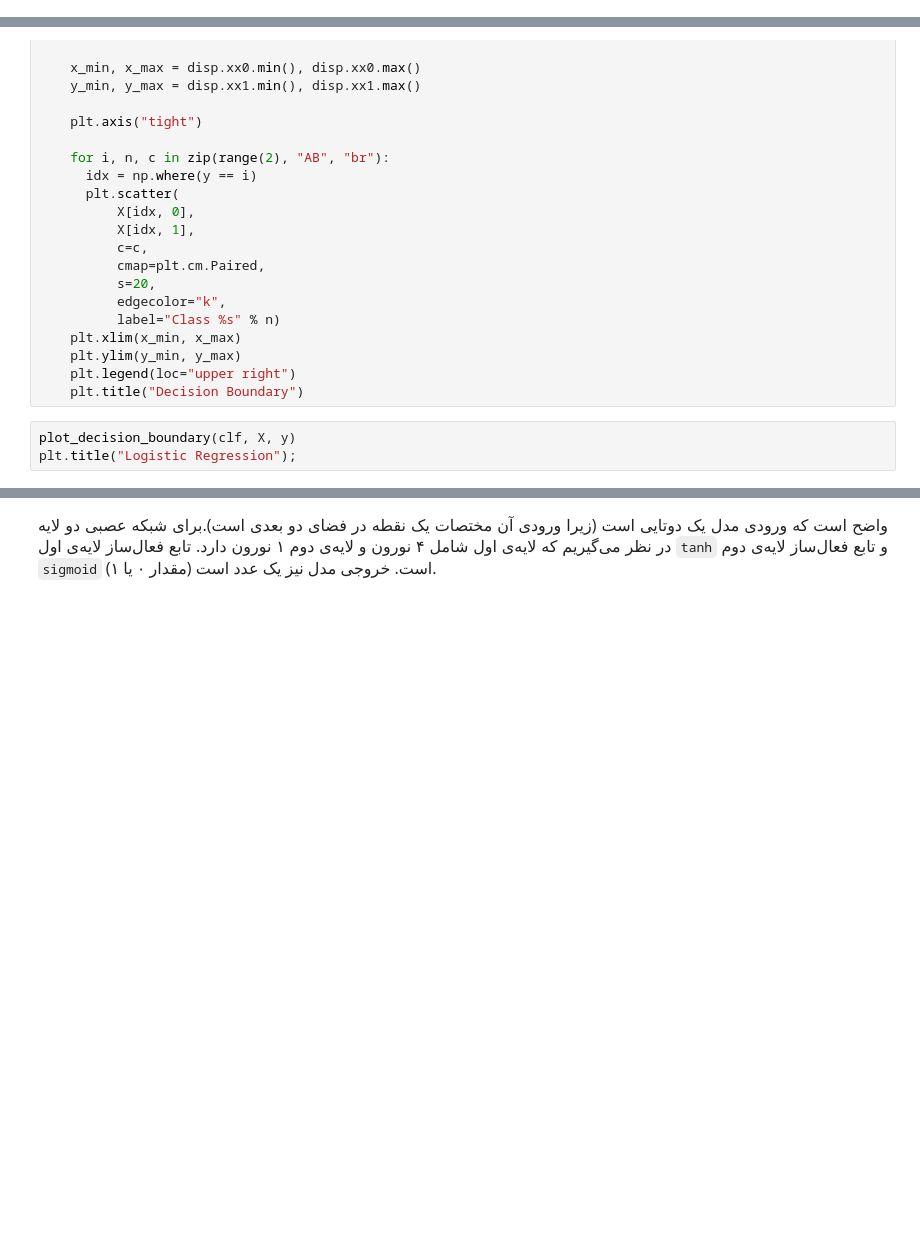
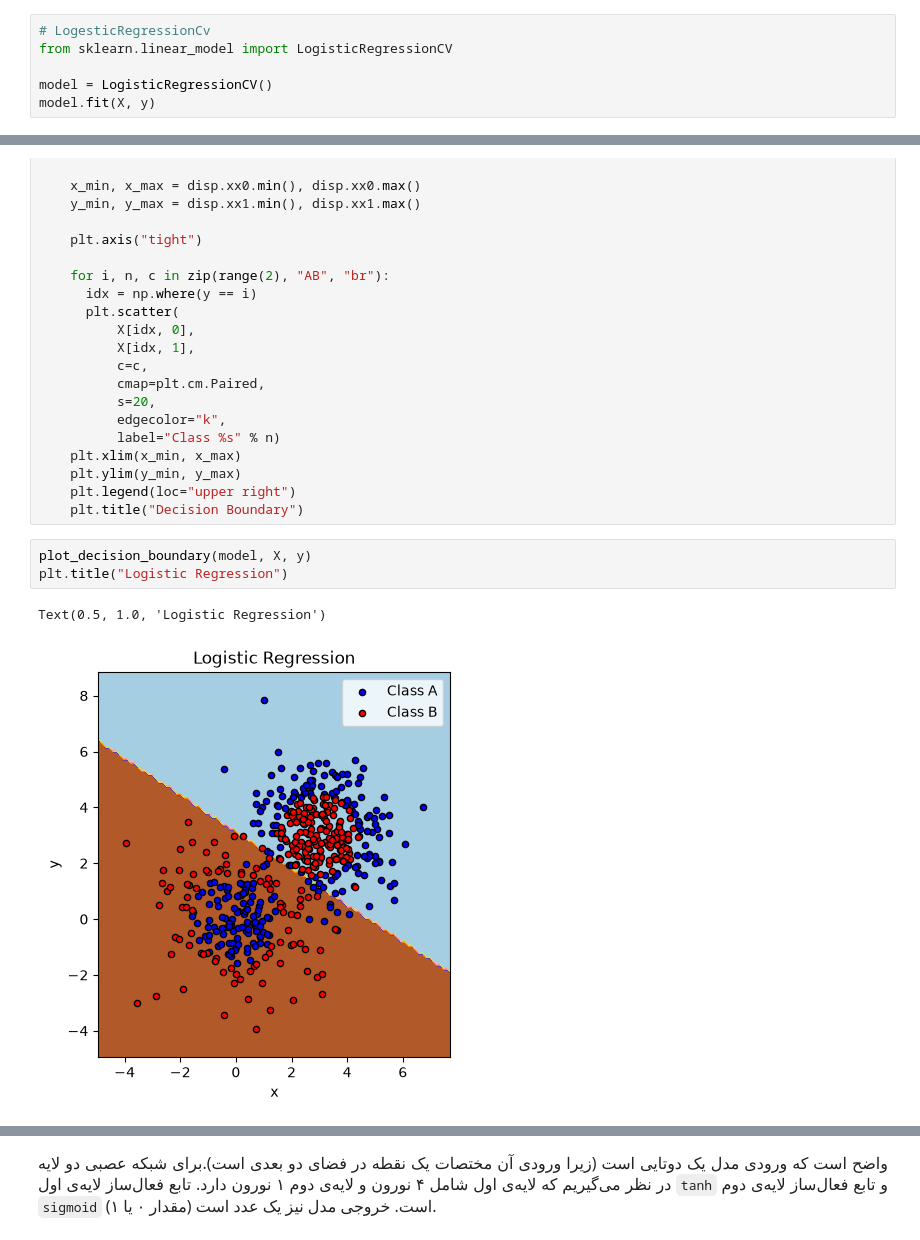
Before and after one commit to AmirrezaNasiri85/Artificial-Inteligance-Boot-Camp, a Jupyter notebook: DL/1_shallow_neural_network/1_shallow_neural_network.ipynb, the cells around one changed output, grey strips where cells are left out. Saved outputs shown, nothing was run; the diff lists cells and outputs as text; blank space fills up the shorter version.

```diff
--- a/DL/1_shallow_neural_network/1_shallow_neural_network.ipynb
+++ b/DL/1_shallow_neural_network/1_shallow_neural_network.ipynb
@@ -84,0 +111,6 @@ clf = None # TO-DO (Try LogisticRegressionCV)
+# %%
+# LogesticRegressionCv
+from sklearn.linear_model import LogisticRegressionCV
+
+model = LogisticRegressionCV()
+model.fit(X, y)
@@ -123,8 +157,11 @@ def plot_decision_boundary(model, X, y):
     plt.legend(loc="upper right")
     plt.title("Decision Boundary")
 # %%
-plot_decision_boundary(clf, X, y)
-plt.title("Logistic Regression");
+plot_decision_boundary(model, X, y)
+plt.title("Logistic Regression")
+# %% [output]
+Text(0.5, 1.0, 'Logistic Regression')
+[figure, added]
 # %% [markdown]
 <h2 dir=rtl align=right style="line-height:200%;font-family:vazir;color:#0099cc">
 <font face="vazir" color="#0099cc">
```
Also changed, not shown: parts of 22 cells of this notebook.
